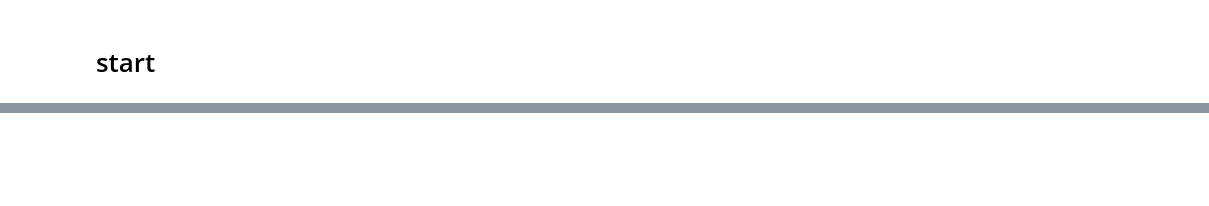
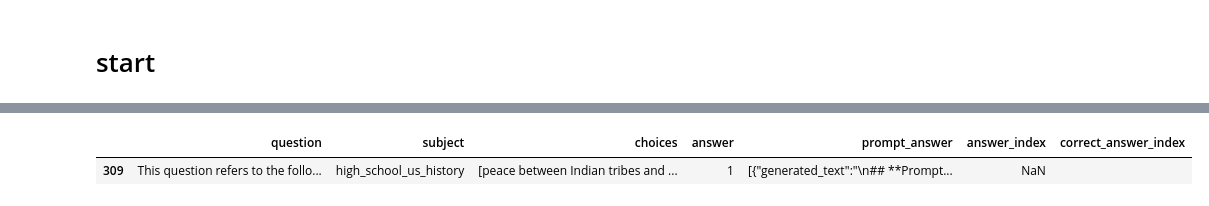
Before and after one commit to nxxk23/AI-Engineer, a Jupyter notebook: base.ipynb, the cells around one changed output, grey strips where cells are left out. Drawn from its saved outputs; the diff is of its cells as text; code cells hidden in the pictures; blank space fills up the shorter version.

```diff
--- a/base.ipynb
+++ b/base.ipynb
@@ -564,8 +562,11 @@ sampled_df
-# %%
-sampled_df['prompt_answer'] = batch_process(sampled_df, generate_prompt_answer_optimized)
-# %%
-# Example Usage
-sampled_df['answer_index'] = sampled_df['prompt_answer'].apply(extract_answer)
-sampled_df['answer_index'] = sampled_df.apply(update_answer_index, axis=1)
+# %%
+# Process the batch
+batch_results = process_batch(sampled_df)
+
+# Update DataFrame with prompt answers
+sampled_df['prompt_answer'] = [result[1] for result in batch_results]
+sampled_df['answer_index'] = [extract_answer(result[1]) for result in batch_results]
+# %%
+sampled_df['correct_answer_index'] = sampled_df.apply(update_answer_index, axis=1)
 # %%
 sampled_df['answer_index'].isnull().sum()
@@ -598,3 +575,8 @@ def compute_exact_match_per_subject(df):
+# %%
+sampled_df[sampled_df['answer_index'].isnull()]
+# %% [output]
+|  | question | subject | choices | answer | prompt_answer | answer_index | correct_answer_index |
+| 309 | This question refers to the follo... | high_school_us_history | [peace between Indian tribes and ... | 1 | [{"generated_text":"\n## **Prompt... | NaN |  |
 # %%
 # Compute exact match per subject
 exact_match_per_subject = compute_exact_match_per_subject(sampled_df)
```
Also changed, not shown: parts of 36 cells of this notebook.
